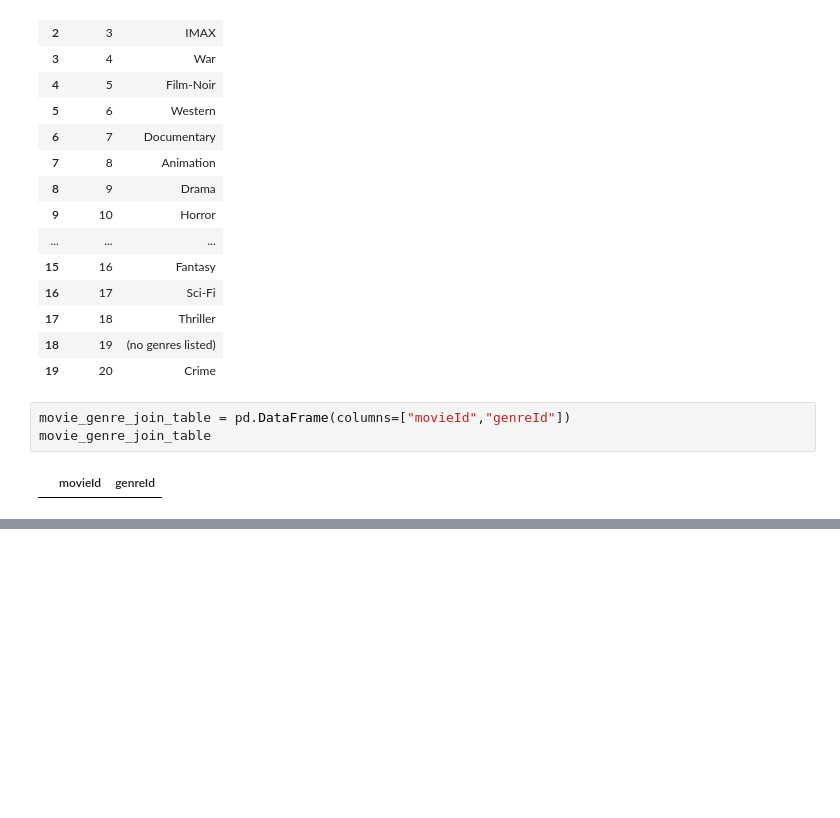
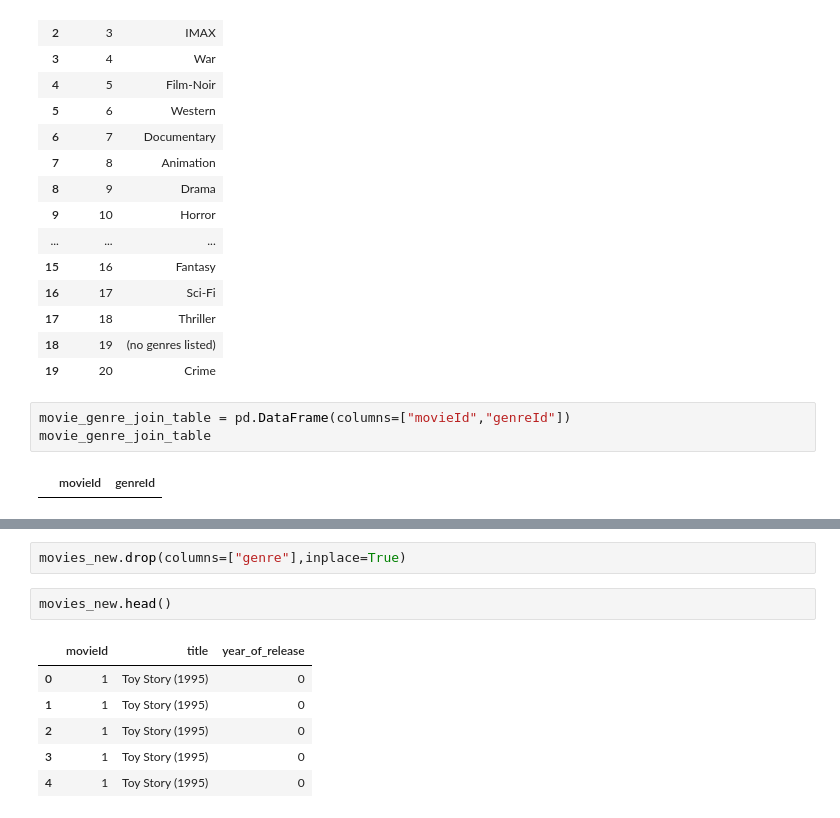
Before and after one commit to RohitMNair/Dashboard, a Jupyter notebook: preproc.ipynb, the cells around one changed output, grey strips where cells are left out. Cells and saved outputs as stored; diff of their text form; blank space fills up the shorter version.

```diff
--- a/preproc.ipynb
+++ b/preproc.ipynb
@@ -170,0 +157,11 @@ Name: genreId, dtype: object
+# %%
+movies_new.drop(columns=["genre"],inplace=True)
+# %%
+movies_new.head()
+# %% [output]
+|  | movieId | title | year_of_release |
+| 0 | 1 | Toy Story (1995) | 0 |
+| 1 | 1 | Toy Story (1995) | 0 |
+| 2 | 1 | Toy Story (1995) | 0 |
+| 3 | 1 | Toy Story (1995) | 0 |
+| 4 | 1 | Toy Story (1995) | 0 |
```
Also changed, not shown: parts of 26 cells of this notebook, 1 other file.
